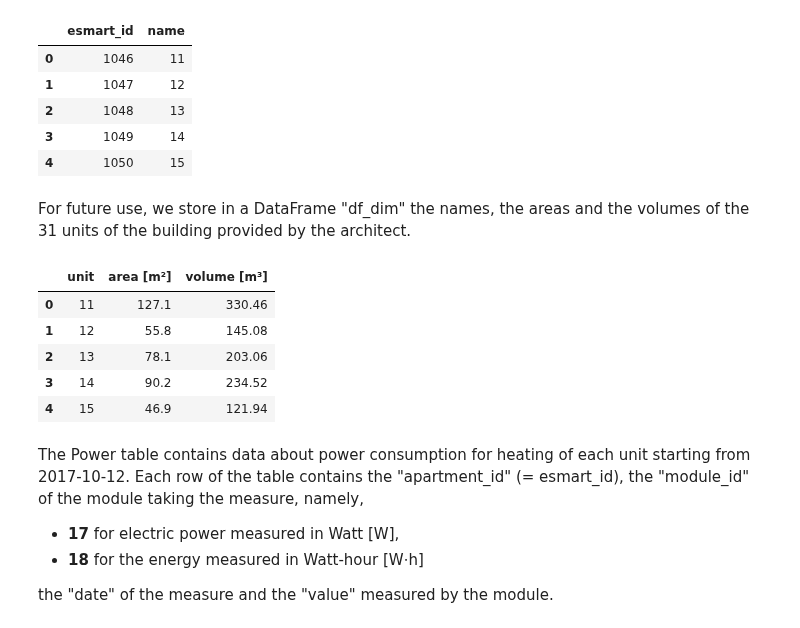
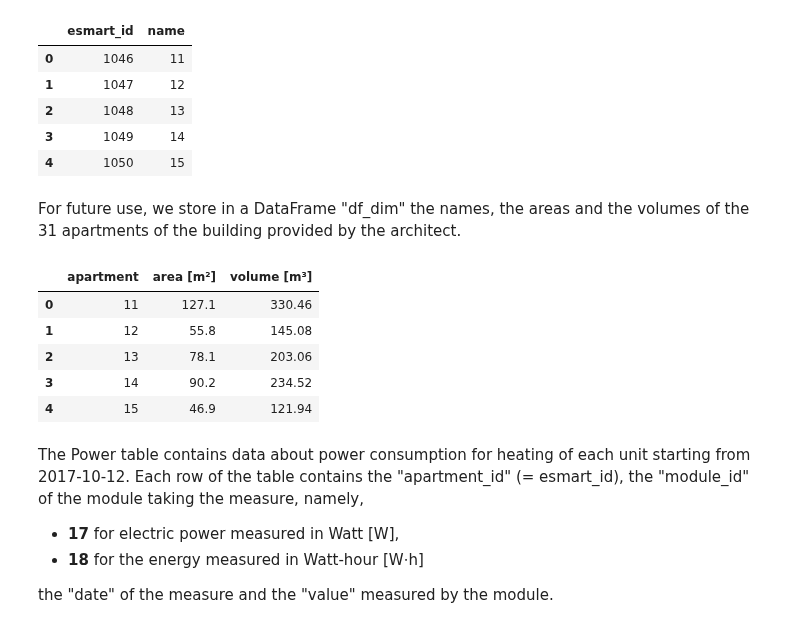
Before and after one commit to rtiedra/data-science, a Jupyter notebook: building_heating/building_heating.ipynb, the cells around one changed output. Drawn from its saved outputs; the diff is of its cells as text; code cells hidden in the pictures.

```diff
--- a/building_heating/building_heating.ipynb
+++ b/building_heating/building_heating.ipynb
@@ -105,22 +105,22 @@ df_apart.head()
 | 3 | 1049 | 14 |
 | 4 | 1050 | 15 |
 # %% [markdown]
-For future use, we store in a DataFrame "df_dim" the names, the areas and the volumes of the 31 units of the building provided by the architect.
+For future use, we store in a DataFrame "df_dim" the names, the areas and the volumes of the 31 apartments of the building provided by the architect.
 # %%
-units = tuple(list(df_apart['name'])[:31])
+apartments = tuple(list(df_apart['name'])[:31])
 
 areas = (127.1, 55.8, 78.1, 90.2, 46.9, 113.6, 69.3, 78.1, 90.2, 46.9, 127.1, 55.8, 78.1, 90.2,
          46.9, 113.6, 69.3, 78.1, 90.2, 46.9, 113.6, 69.3, 78.1, 90.2, 46.9, 82.5, 70.2, 120.6,
          85.5, 90.2, 46.9)
 
 volumes = (330.46, 145.08, 203.06, 234.52, 121.94, 295.36, 180.18, 203.06, 234.52, 121.94, 330.46,
            145.08, 203.06, 234.52, 121.94, 295.36, 180.18, 203.06, 234.52, 121.94, 295.36, 180.18,
            203.06, 234.52, 121.94, 231, 203.58, 349.74, 247.95, 261.58, 136.01)
 
-df_dim = pd.DataFrame({'unit': units, 'area [m\u00b2]': areas, 'volume [m\u00b3]': volumes})
+df_dim = pd.DataFrame({'apartment': apartments, 'area [m\u00b2]': areas, 'volume [m\u00b3]': volumes})
 df_dim.head()
 # %% [output]
-|  | unit | area [m²] | volume [m³] |
+|  | apartment | area [m²] | volume [m³] |
 | 0 | 11 | 127.1 | 330.46 |
 | 1 | 12 | 55.8 | 145.08 |
 | 2 | 13 | 78.1 | 203.06 |
```
Also changed, not shown: parts of 12 cells of this notebook.
